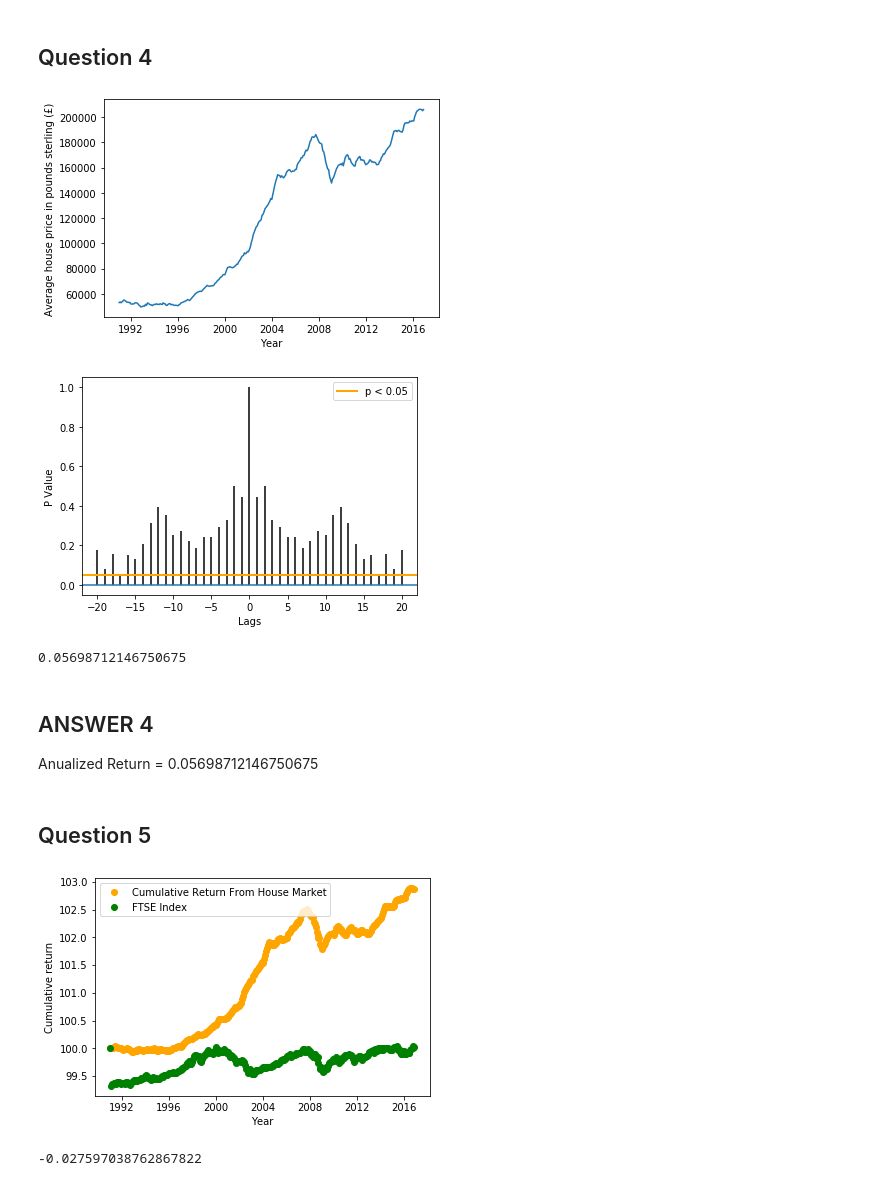
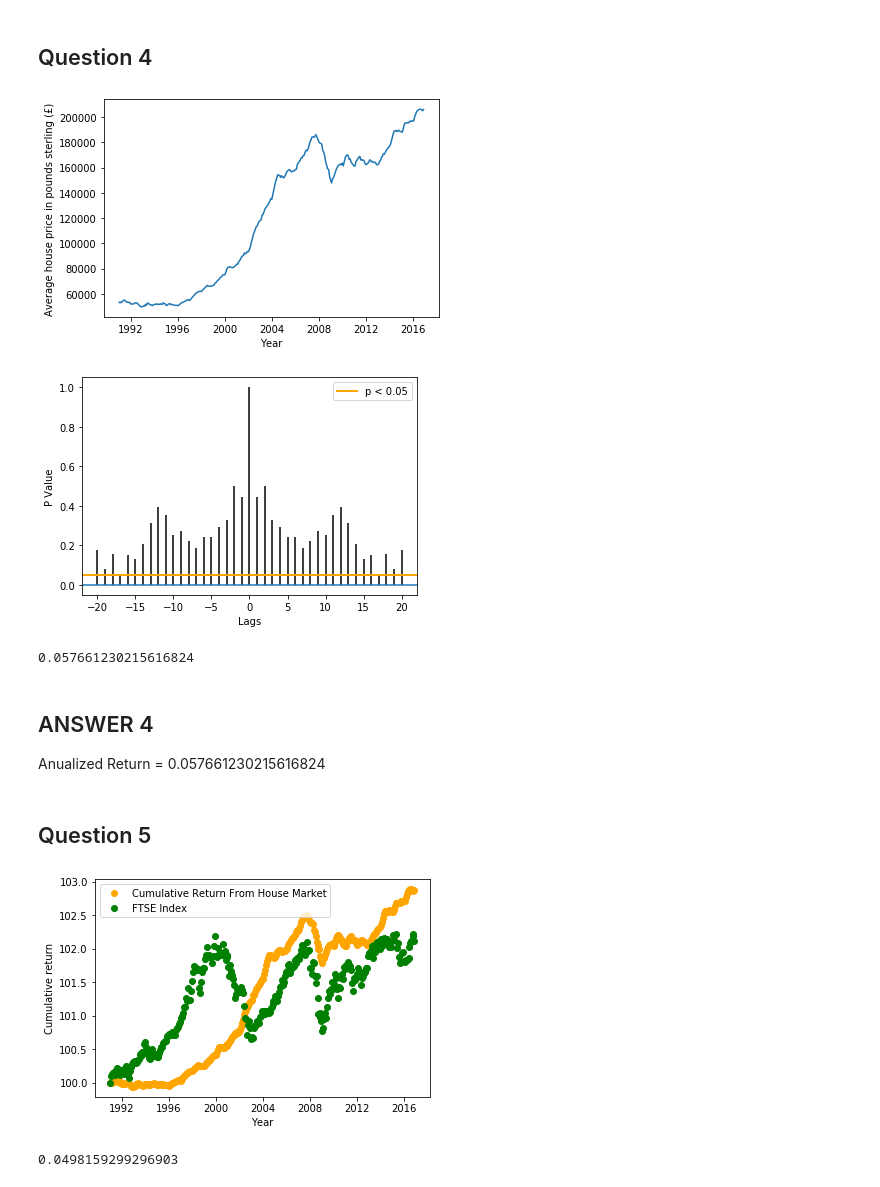
Before and after one commit to cyborgoat/data-inference-machine-learning, a Jupyter notebook: assignment_3/18785_HW3.ipynb, the cells around one changed output. Saved outputs shown, nothing was run; the diff lists cells and outputs as text; code cells hidden in the pictures.

```diff
--- a/assignment_3/18785_HW3.ipynb
+++ b/assignment_3/18785_HW3.ipynb
@@ -152,55 +168,58 @@ plt.legend()
 plt.show()
 
 art = []
-for i in range (12,len(price),12):
+for i in range (12,len(price)):
     art.append((price[i]-price[i-12])/price[i-12])
 print(np.mean(art))
 # %% [output]
 [figure]
 [figure]
-0.05698712146750675
+0.057661230215616824
 # %% [markdown]
 ## ANSWER 4
 
-Anualized Return = 0.05698712146750675
+Anualized Return = 0.057661230215616824
 # %% [markdown]
 ## Question 5
 # %%
 def get_cumulative(arr):
     daily_return = []
     prev_return = arr[0]
     for i in range(1,len(arr)):
         daily_return.append((arr[i]-arr[i-1])/arr[i-1])
     tmp = [k+1 for k in daily_return]
     return np.cumprod(tmp) - 1
 
 f_ftse = pd.read_csv('FTSE100.csv')
 ftse_date,ftse_index = f_ftse['Date'].astype('datetime64[ns]') ,f_ftse['Adj Close']
+newftse_index = list(ftse_index[::-1])
 
-a,b = get_cumulative(price),get_cumulative(ftse_index)
+a,b = get_cumulative(price),get_cumulative(newftse_index)
 
-b = b[::-1]
 ftse_date = ftse_date[::-1]
 newa = [(100+k) for k in a]
 newb = [(100+k) for k in b]
 newa.insert(0,100)
 newb.insert(0,100)
 
 plt.plot_date(time,newa,label='Cumulative Return From House Market',color='orange')
 plt.plot_date(ftse_date,newb,label='FTSE Index',color='green')
 plt.legend()
 plt.xlabel("Year")
 plt.ylabel("Cumulative return")
 plt.show()
 
+# print(newb)
 
+# print(newb)
 art2 = []
-for i in range (12,len(ftse_index),12):
-    art2.append((ftse_index[i]-ftse_index[i-12])/ftse_index[i-12])
+for i in range (12,len(newb)):
+#     print(((newb[i]-newb[i-12])/newb[i-12]))
+    art2.append((newftse_index[i]-newftse_index[i-12])/newftse_index[i-12])
 print(np.mean(art2))
 # %% [output]
-[figure, old version]
+[figure, new version]
--0.027597038762867822
+0.0498159299296903
 # %% [markdown]
 ### ANSWER 5
 
```
Also changed, not shown: parts of 2 cells of this notebook, 3 other files.
